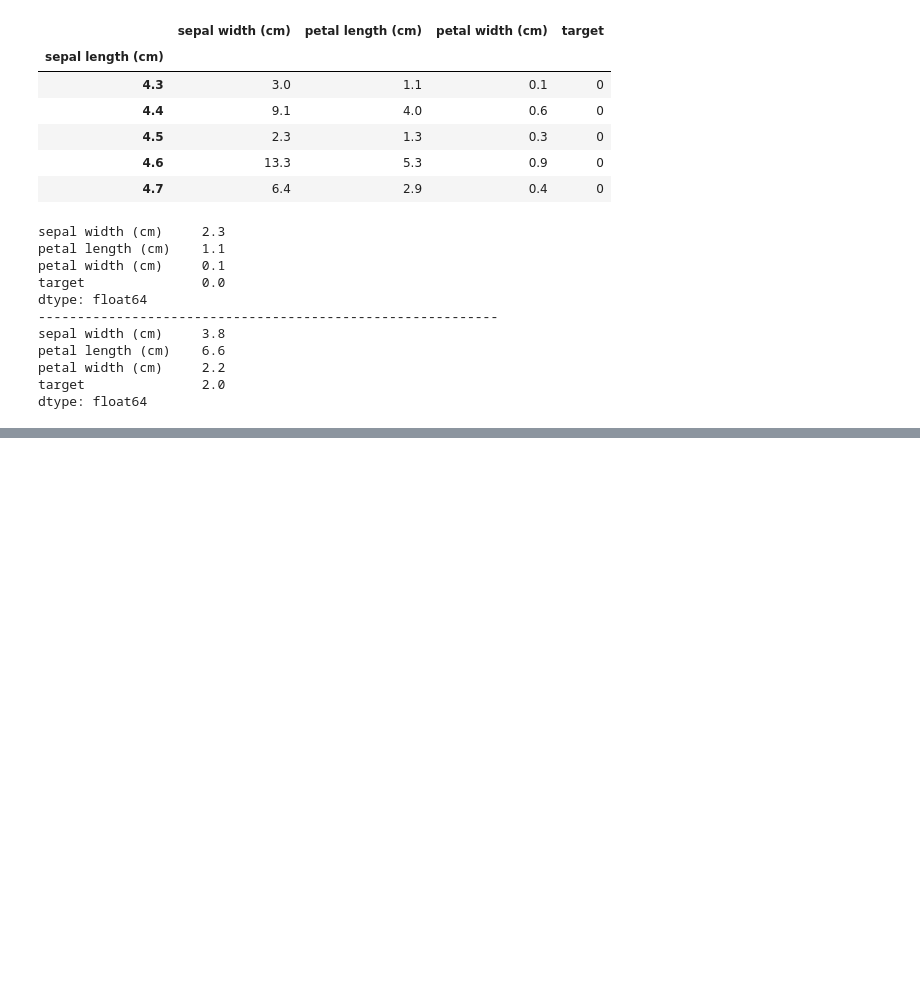
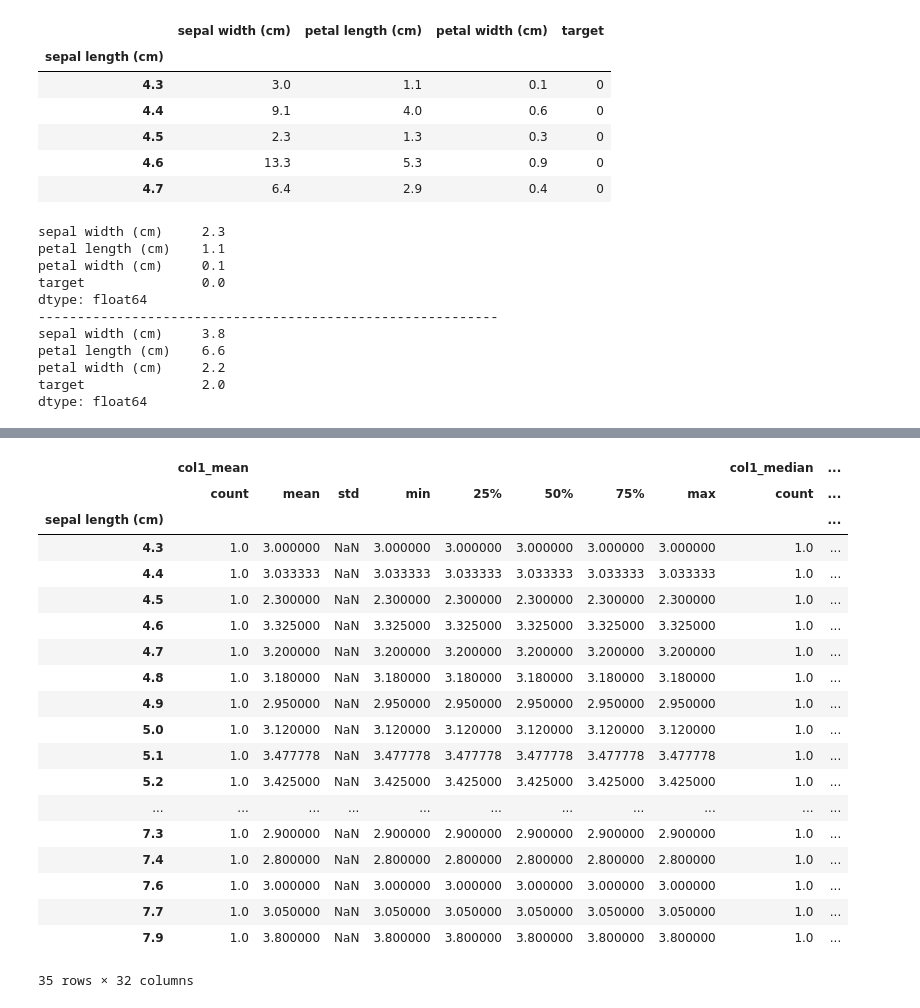
Before and after one commit to pradhans369/Python_and_Data_Science, a Jupyter notebook: 0 ML practice/15 groupby and aggregating.ipynb, the cells around one changed output, grey strips where cells are left out. Saved outputs shown, nothing was run; the diff lists cells and outputs as text; code cells hidden in the pictures; blank space fills up the shorter version.

```diff
--- a/0 ML practice/15 groupby and aggregating.ipynb
+++ b/0 ML practice/15 groupby and aggregating.ipynb
@@ -84,0 +141,12 @@ dtype: float64
+# %%
+new_df = df.groupby('sepal length (cm)').agg(
+    # new_col_name = (column, function)
+    col1_mean = ("sepal width (cm)", "mean"),
+    # col1 = ("sepal width (cm)", ["mean", 'median', 'std']),           # you cant pass multiple parameters as a list, but if you still want to do this, then you have to make a new feature for it
+    col1_median = ("sepal width (cm)", "median"),
+    col2_sum = ("petal length (cm)", "sum"),
+    col3_count = ("petal width (cm)", "count"),
+)
+
+
+new_df.head(10)
@@ -84,0 +166,23 @@ dtype: float64
+# %%
+new_df.groupby('sepal length (cm)').describe()
+# %% [output]
+|  | col1_mean |  |  |  |  |  |  |  | col1_median | ... |
+|  | count | mean | std | min | 25% | 50% | 75% | max | count | ... |
+| sepal length (cm) |  |  |  |  |  |  |  |  |  | ... |
+| 4.3 | 1.0 | 3.000000 | NaN | 3.000000 | 3.000000 | 3.000000 | 3.000000 | 3.000000 | 1.0 | ... |
+| 4.4 | 1.0 | 3.033333 | NaN | 3.033333 | 3.033333 | 3.033333 | 3.033333 | 3.033333 | 1.0 | ... |
+| 4.5 | 1.0 | 2.300000 | NaN | 2.300000 | 2.300000 | 2.300000 | 2.300000 | 2.300000 | 1.0 | ... |
+| 4.6 | 1.0 | 3.325000 | NaN | 3.325000 | 3.325000 | 3.325000 | 3.325000 | 3.325000 | 1.0 | ... |
+| 4.7 | 1.0 | 3.200000 | NaN | 3.200000 | 3.200000 | 3.200000 | 3.200000 | 3.200000 | 1.0 | ... |
+| 4.8 | 1.0 | 3.180000 | NaN | 3.180000 | 3.180000 | 3.180000 | 3.180000 | 3.180000 | 1.0 | ... |
+| 4.9 | 1.0 | 2.950000 | NaN | 2.950000 | 2.950000 | 2.950000 | 2.950000 | 2.950000 | 1.0 | ... |
+| 5.0 | 1.0 | 3.120000 | NaN | 3.120000 | 3.120000 | 3.120000 | 3.120000 | 3.120000 | 1.0 | ... |
+| 5.1 | 1.0 | 3.477778 | NaN | 3.477778 | 3.477778 | 3.477778 | 3.477778 | 3.477778 | 1.0 | ... |
+| 5.2 | 1.0 | 3.425000 | NaN | 3.425000 | 3.425000 | 3.425000 | 3.425000 | 3.425000 | 1.0 | ... |
+| ... | ... | ... | ... | ... | ... | ... | ... | ... | ... | ... |
+| 7.3 | 1.0 | 2.900000 | NaN | 2.900000 | 2.900000 | 2.900000 | 2.900000 | 2.900000 | 1.0 | ... |
+| 7.4 | 1.0 | 2.800000 | NaN | 2.800000 | 2.800000 | 2.800000 | 2.800000 | 2.800000 | 1.0 | ... |
+| 7.6 | 1.0 | 3.000000 | NaN | 3.000000 | 3.000000 | 3.000000 | 3.000000 | 3.000000 | 1.0 | ... |
+| 7.7 | 1.0 | 3.050000 | NaN | 3.050000 | 3.050000 | 3.050000 | 3.050000 | 3.050000 | 1.0 | ... |
+| 7.9 | 1.0 | 3.800000 | NaN | 3.800000 | 3.800000 | 3.800000 | 3.800000 | 3.800000 | 1.0 | ... |
+35 rows × 32 columns
```
Also changed, not shown: parts of 3 cells of this notebook, 2 other files.
